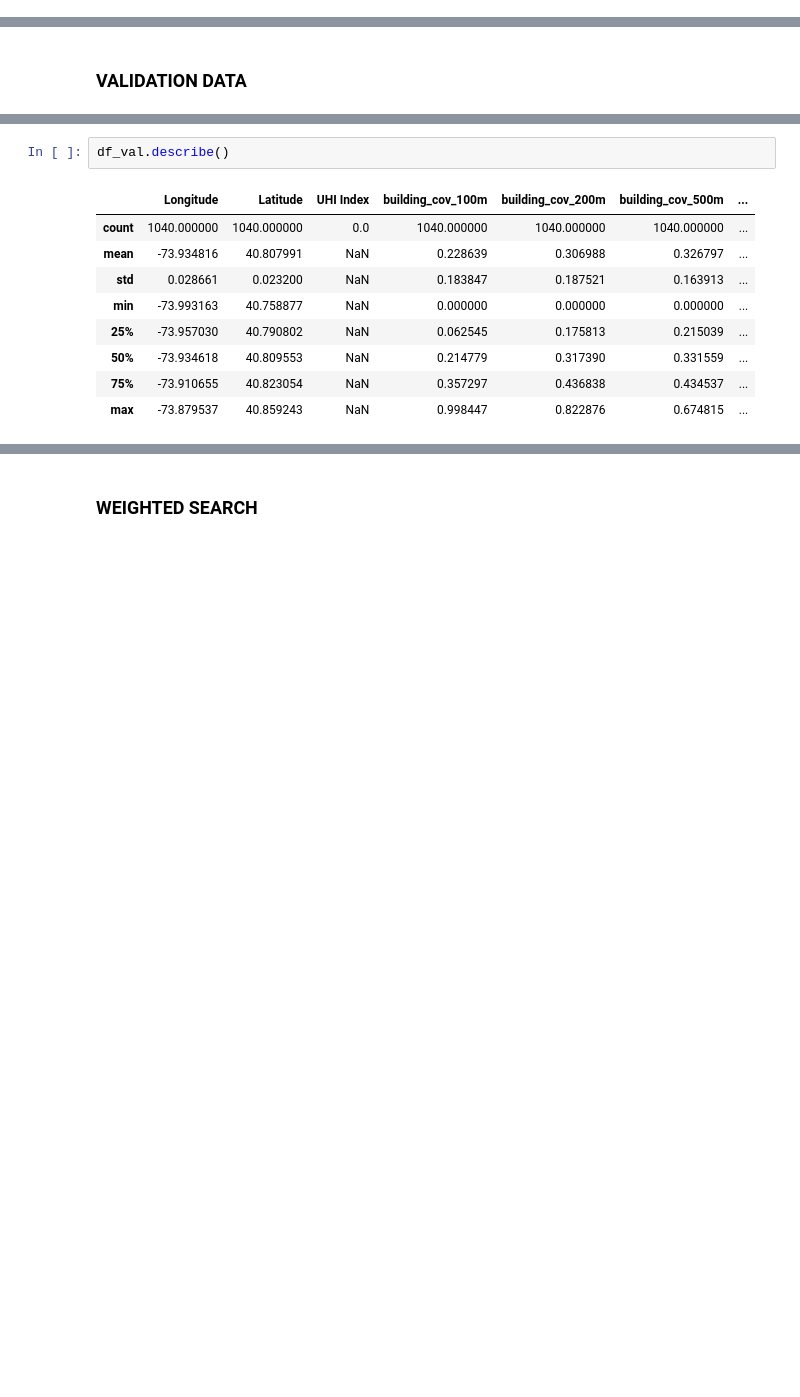
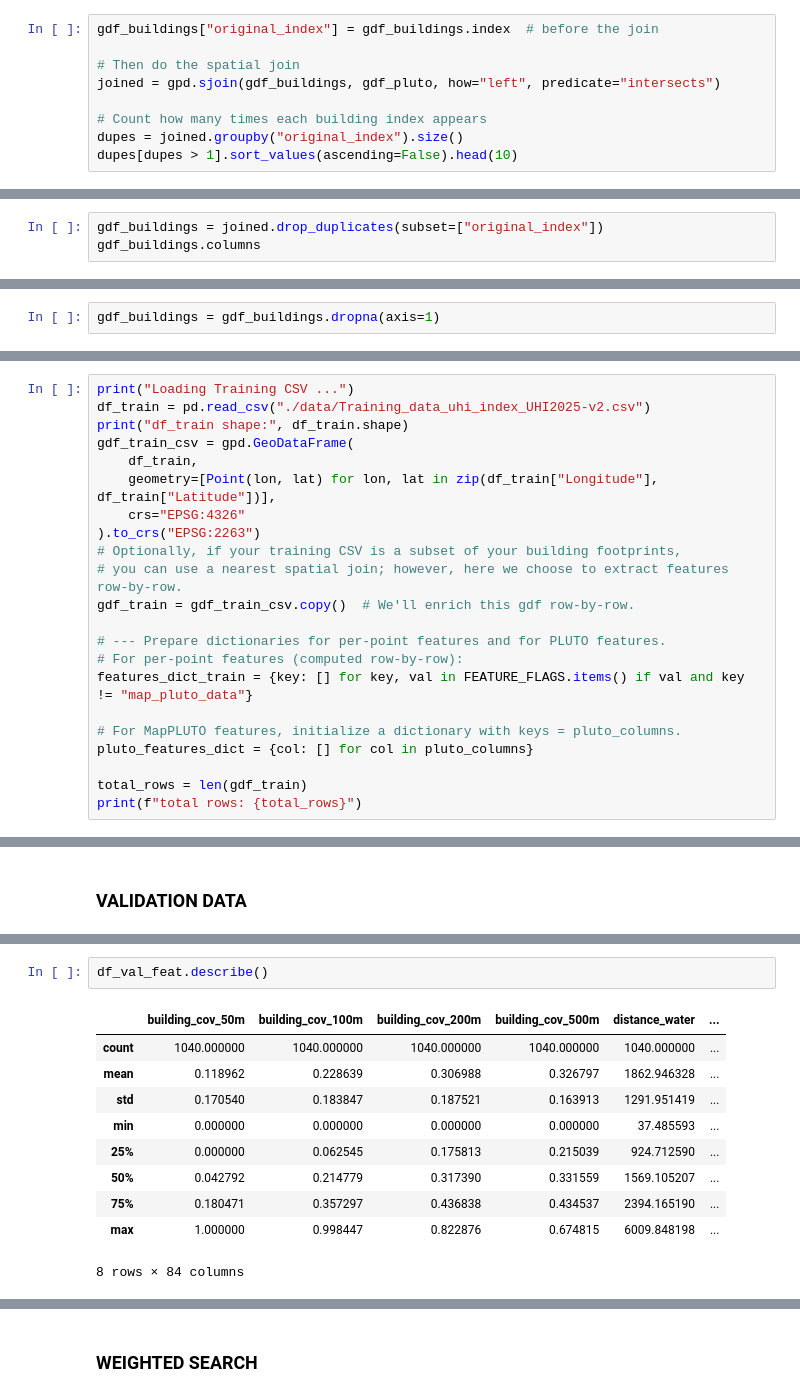
Before and after one commit to MegaKruk/uhi-ai-challenge-2025, a Jupyter notebook: UHI_Model.ipynb, the cells around one changed output, grey strips where cells are left out. Saved outputs shown, nothing was run; the diff lists cells and outputs as text; blank space fills up the shorter version.

```diff
--- a/UHI_Model.ipynb
+++ b/UHI_Model.ipynb
@@ -190,0 +210,9 @@ gdf_train = gpd.GeoDataFrame(
+# %%
+gdf_buildings["original_index"] = gdf_buildings.index  # before the join
+
+# Then do the spatial join
+joined = gpd.sjoin(gdf_buildings, gdf_pluto, how="left", predicate="intersects")
+
+# Count how many times each building index appears
+dupes = joined.groupby("original_index").size()
+dupes[dupes > 1].sort_values(ascending=False).head(10)
@@ -190,0 +232,3 @@ gdf_train = gpd.GeoDataFrame(
+# %%
+gdf_buildings = joined.drop_duplicates(subset=["original_index"])
+gdf_buildings.columns
@@ -190,0 +302,2 @@ gdf_train = gpd.GeoDataFrame(
+# %%
+gdf_buildings = gdf_buildings.dropna(axis=1)
@@ -190,0 +376,22 @@ gdf_train = gpd.GeoDataFrame(
+# %%
+print("Loading Training CSV ...")
+df_train = pd.read_csv("./data/Training_data_uhi_index_UHI2025-v2.csv")
+print("df_train shape:", df_train.shape)
+gdf_train_csv = gpd.GeoDataFrame(
+    df_train,
+    geometry=[Point(lon, lat) for lon, lat in zip(df_train["Longitude"], df_train["Latitude"])],
+    crs="EPSG:4326"
+).to_crs("EPSG:2263")
+# Optionally, if your training CSV is a subset of your building footprints,
+# you can use a nearest spatial join; however, here we choose to extract features row-by-row.
+gdf_train = gdf_train_csv.copy()  # We'll enrich this gdf row-by-row.
+
+# --- Prepare dictionaries for per-point features and for PLUTO features.
+# For per-point features (computed row-by-row):
+features_dict_train = {key: [] for key, val in FEATURE_FLAGS.items() if val and key != "map_pluto_data"}
+
+# For MapPLUTO features, initialize a dictionary with keys = pluto_columns.
+pluto_features_dict = {col: [] for col in pluto_columns}
+
+total_rows = len(gdf_train)
+print(f"total rows: {total_rows}")
@@ -894,13 +1198,14 @@ feature_cols: ['building_cov_100m', 'building_cov_200m', 'building_cov_500m', 'p
 # %%
-df_val.describe()
+df_val_feat.describe()
 # %% [output]
-|  | Longitude | Latitude | UHI Index | building_cov_100m | building_cov_200m | building_cov_500m | ... |
-| count | 1040.000000 | 1040.000000 | 0.0 | 1040.000000 | 1040.000000 | 1040.000000 | ... |
-| mean | -73.934816 | 40.807991 | NaN | 0.228639 | 0.306988 | 0.326797 | ... |
-| std | 0.028661 | 0.023200 | NaN | 0.183847 | 0.187521 | 0.163913 | ... |
-| min | -73.993163 | 40.758877 | NaN | 0.000000 | 0.000000 | 0.000000 | ... |
-| 25% | -73.957030 | 40.790802 | NaN | 0.062545 | 0.175813 | 0.215039 | ... |
-| 50% | -73.934618 | 40.809553 | NaN | 0.214779 | 0.317390 | 0.331559 | ... |
-| 75% | -73.910655 | 40.823054 | NaN | 0.357297 | 0.436838 | 0.434537 | ... |
-| max | -73.879537 | 40.859243 | NaN | 0.998447 | 0.822876 | 0.674815 | ... |
+|  | building_cov_50m | building_cov_100m | building_cov_200m | building_cov_500m | distance_water | ... |
+| count | 1040.000000 | 1040.000000 | 1040.000000 | 1040.000000 | 1040.000000 | ... |
+| mean | 0.118962 | 0.228639 | 0.306988 | 0.326797 | 1862.946328 | ... |
+| std | 0.170540 | 0.183847 | 0.187521 | 0.163913 | 1291.951419 | ... |
+| min | 0.000000 | 0.000000 | 0.000000 | 0.000000 | 37.485593 | ... |
+| 25% | 0.000000 | 0.062545 | 0.175813 | 0.215039 | 924.712590 | ... |
+| 50% | 0.042792 | 0.214779 | 0.317390 | 0.331559 | 1569.105207 | ... |
+| 75% | 0.180471 | 0.357297 | 0.436838 | 0.434537 | 2394.165190 | ... |
+| max | 1.000000 | 0.998447 | 0.822876 | 0.674815 | 6009.848198 | ... |
+8 rows × 84 columns
 # %%
```
Also changed, not shown: parts of 66 cells of this notebook, 1 other file.
